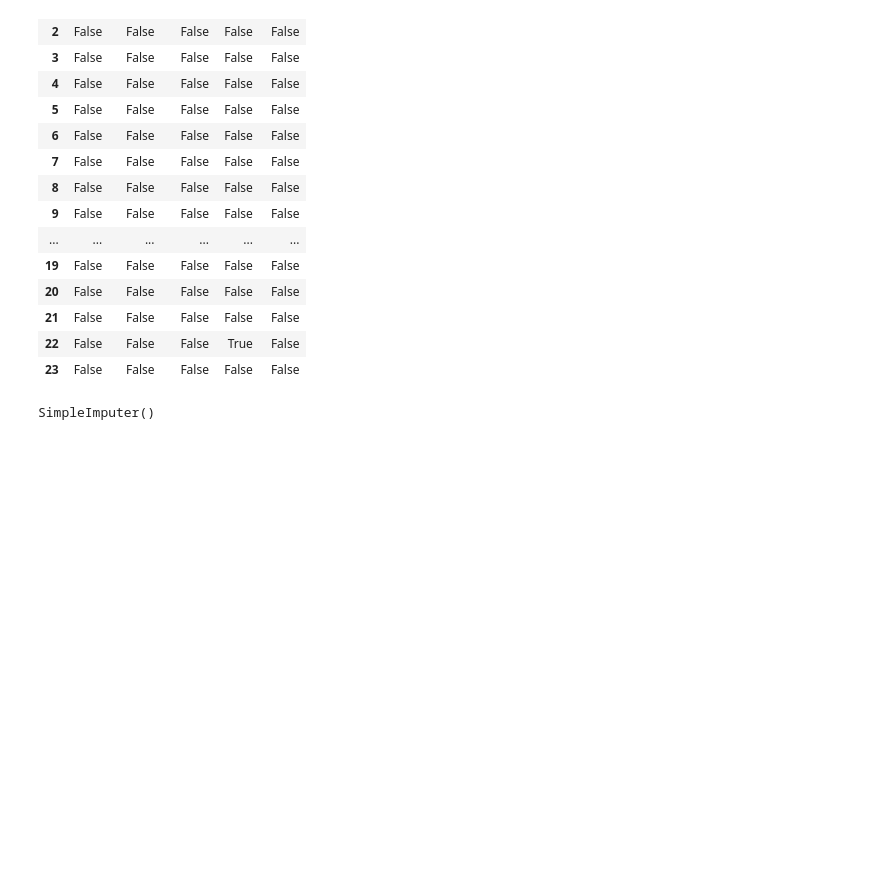
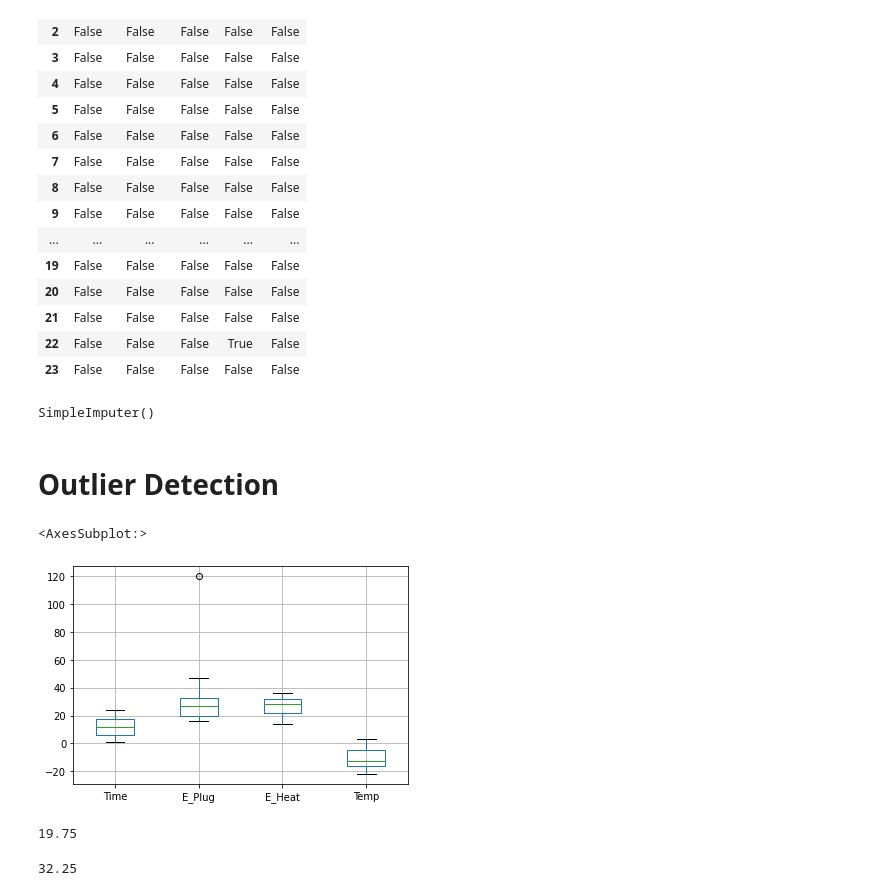
Before and after one commit to upgradev/python-learning, a Jupyter notebook: Machine Learning & Data Science A-Z: Hands-on Python 2021/3: Data Preprocessing/DataPreProcessing.ipynb, the cells around one changed output. Saved outputs shown, nothing was run; the diff lists cells and outputs as text; code cells hidden in the pictures; blank space fills up the shorter version.

```diff
--- a/Machine Learning & Data Science A-Z: Hands-on Python 2021/3: Data Preprocessing/DataPreProcessing.ipynb
+++ b/Machine Learning & Data Science A-Z: Hands-on Python 2021/3: Data Preprocessing/DataPreProcessing.ipynb
@@ -150,3 +150,18 @@ M_Var.fit(Data_Set7)
 SimpleImputer()
 # %%
 Data_Set9 = M_Var.transform(Data_Set7)
+# %% [markdown]
+# Outlier Detection
+# %%
+Data_Set8.boxplot()
+# %% [output]
+<AxesSubplot:>
+[figure, added]
+# %%
+Data_Set8["E_Plug"].quantile(0.25)
+# %% [output]
+19.75
+# %%
+Data_Set8["E_Plug"].quantile(0.75)
+# %% [output]
+32.25
```
Also changed, not shown: parts of 1 cell of this notebook, 9 other files.
